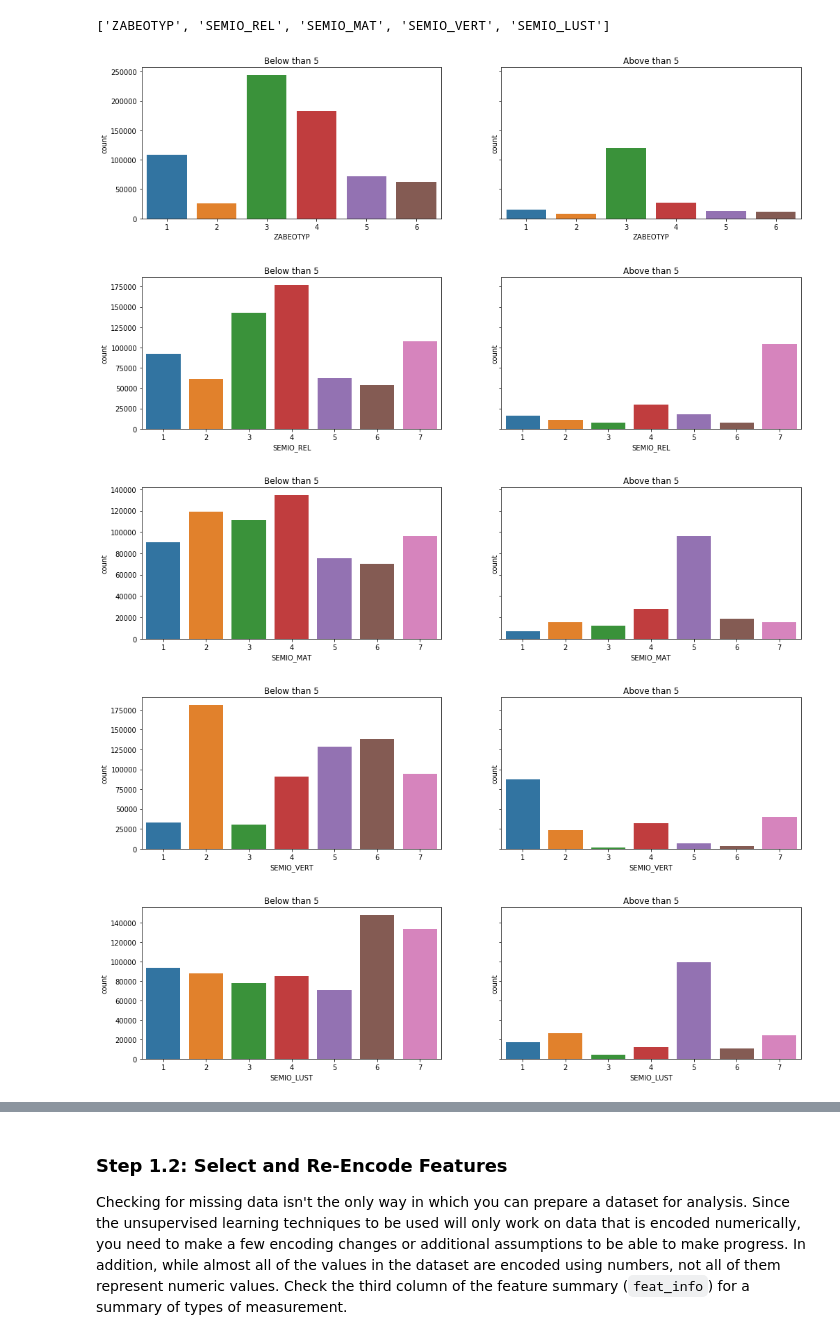
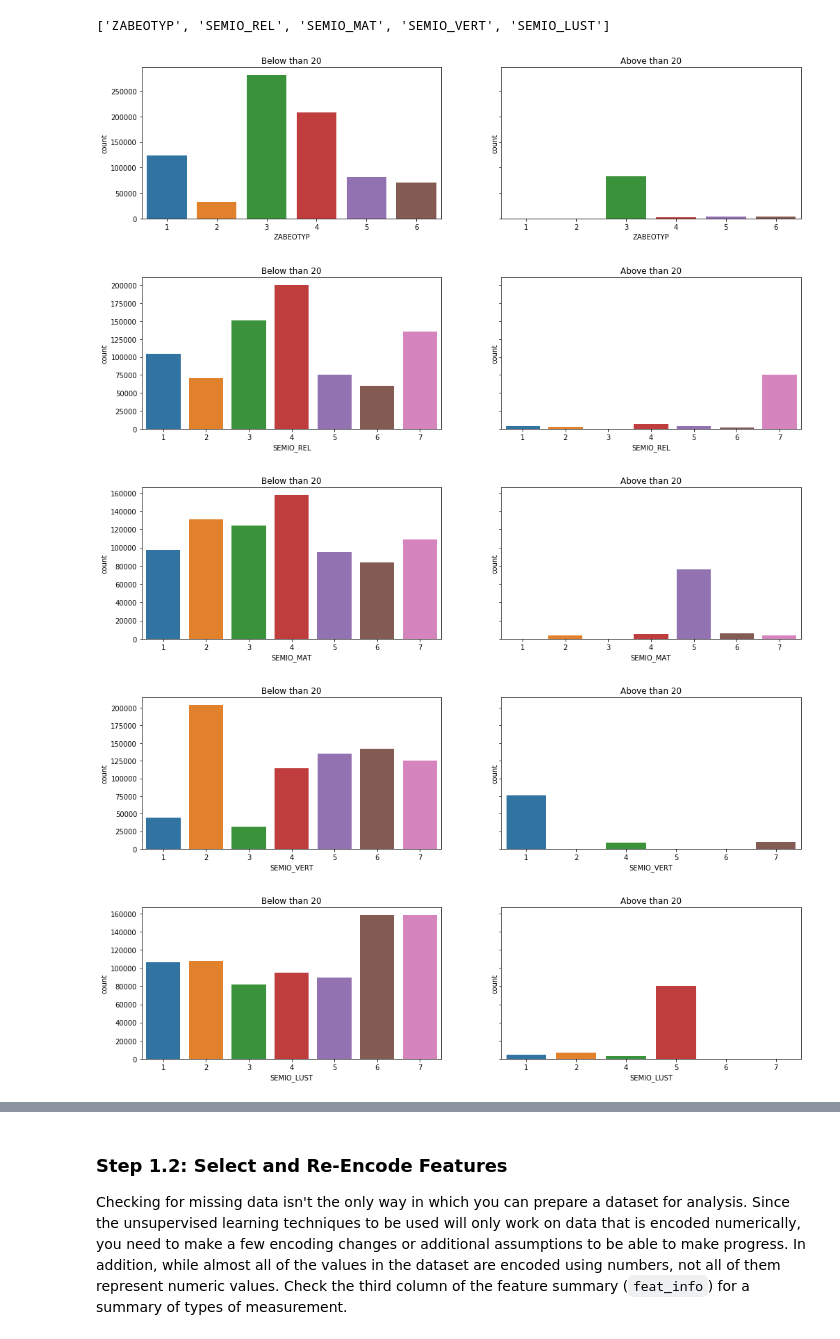
Before and after one commit to phuonghoathu/Identify_Customer_Segments, a Jupyter notebook: Identify_Customer_Segments.ipynb, the cells around one changed output, grey strips where cells are left out. Saved outputs shown, nothing was run; the diff lists cells and outputs as text; code cells hidden in the pictures.

```diff
--- a/Identify_Customer_Segments.ipynb
+++ b/Identify_Customer_Segments.ipynb
@@ -306,8 +306,8 @@ plt.show()
 # %% [output]
 [figure]
 # %%
-subset_missing_lt_5 = population[num_missing_data_row < 5]
-subset_missing_gt_5 = population[num_missing_data_row >= 5]
+subset_missing_lt_20 = population[num_missing_data_row < 20]
+subset_missing_gt_20 = population[num_missing_data_row >= 20]
 # %%
 # Compare the distribution of values for at least five columns where there are
 # no or few missing values, between the two subsets.
@@ -318,17 +318,17 @@ less_missing
 # %%
 for col in less_missing:
     fig, (ax1, ax2) = plt.subplots(1, 2, sharey=True,figsize=(17,4))
-    ax1.set_title('Below than 5')
-    sns.countplot(subset_missing_lt_5.loc[:,col] , ax=ax1)
+    ax1.set_title('Below than 20')
+    sns.countplot(subset_missing_lt_20.loc[:,col] , ax=ax1)
 
-    ax2.set_title('Above than 5')
-    sns.countplot(subset_missing_gt_5.loc[:,col] , ax=ax2)
+    ax2.set_title('Above than 20')
+    sns.countplot(subset_missing_gt_20.loc[:,col] , ax=ax2)
 # %% [output]
-[figure, old version]
+[figure, new version]
-[figure, old version]
+[figure, new version]
-[figure, old version]
+[figure, new version]
-[figure, old version]
+[figure, new version]
-[figure, old version]
+[figure, new version]
 # %% [markdown]
 #### Discussion 1.1.3: Assess Missing Data in Each Row
 
```
Also changed, not shown: parts of 41 cells of this notebook, 1 other file.
